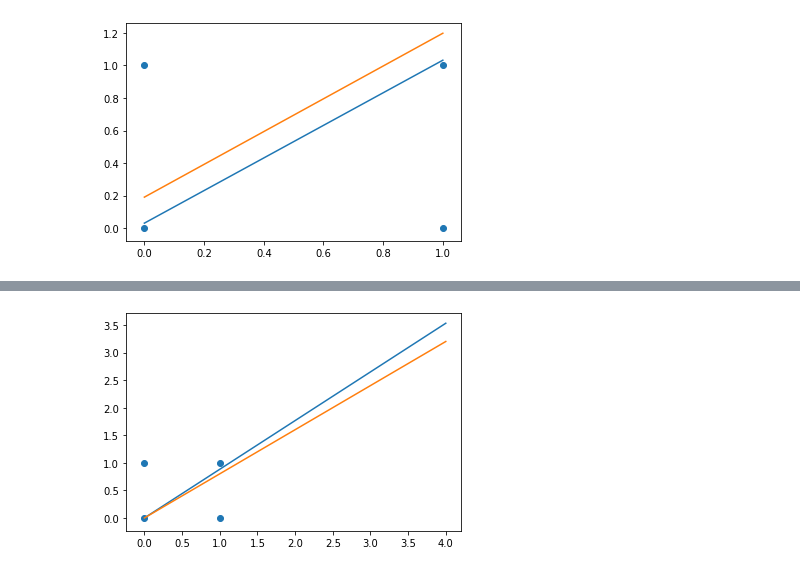
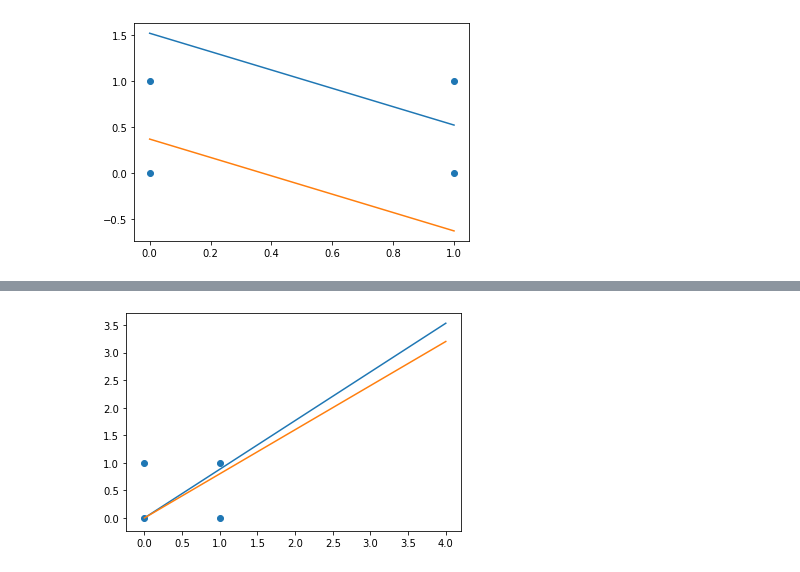
Before and after one commit to coloryourlife/2020uosai, a Jupyter notebook: hw3/Untitled.ipynb, the cells around one changed output, grey strips where cells are left out. Drawn from its saved outputs; the diff is of its cells as text; code cells hidden in the pictures.

```diff
--- a/hw3/Untitled.ipynb
+++ b/hw3/Untitled.ipynb
@@ -17,9 +26,9 @@ plt.show()
 # %%
-y = [3.87/3.86*b + 0.03 for b in range(0,2)]
-b = [5.99/5.94*b + 0.19 for b in range(0,2)]
+y = [-q + 4.61/3.03 for q in range(0,2)]
+b = [-w + 1.9/5.15 for w in range(0,2)]
 plt.plot(x,y)
 plt.plot(a,b)
 plt.scatter(m,n)
 plt.show()
 # %% [output]
-[figure, old version]
+[figure, new version]
```
Also changed, not shown: parts of 3 cells of this notebook, 7 other files.
